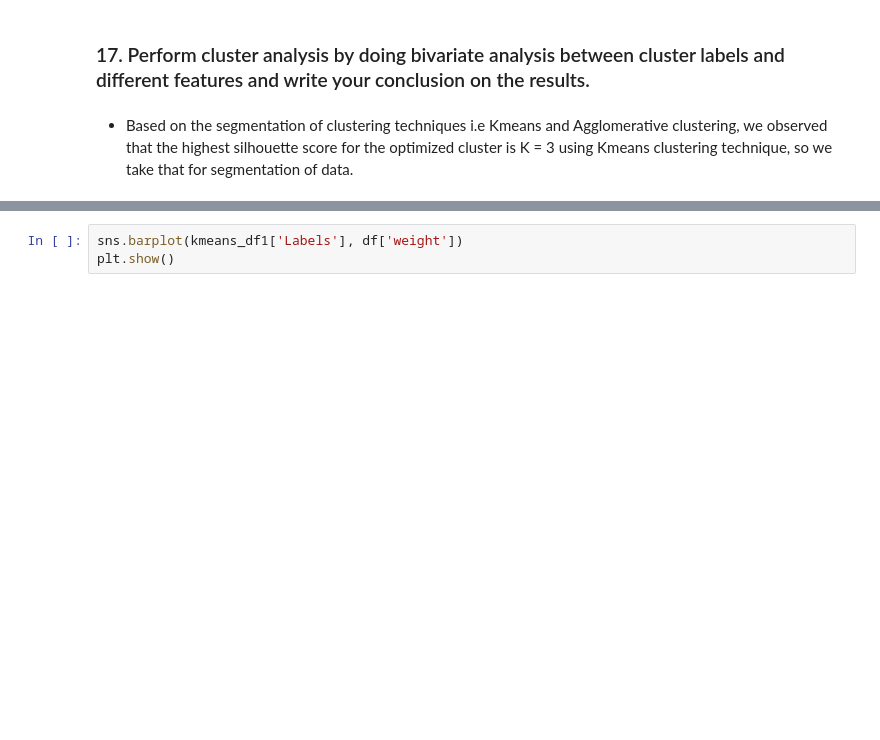
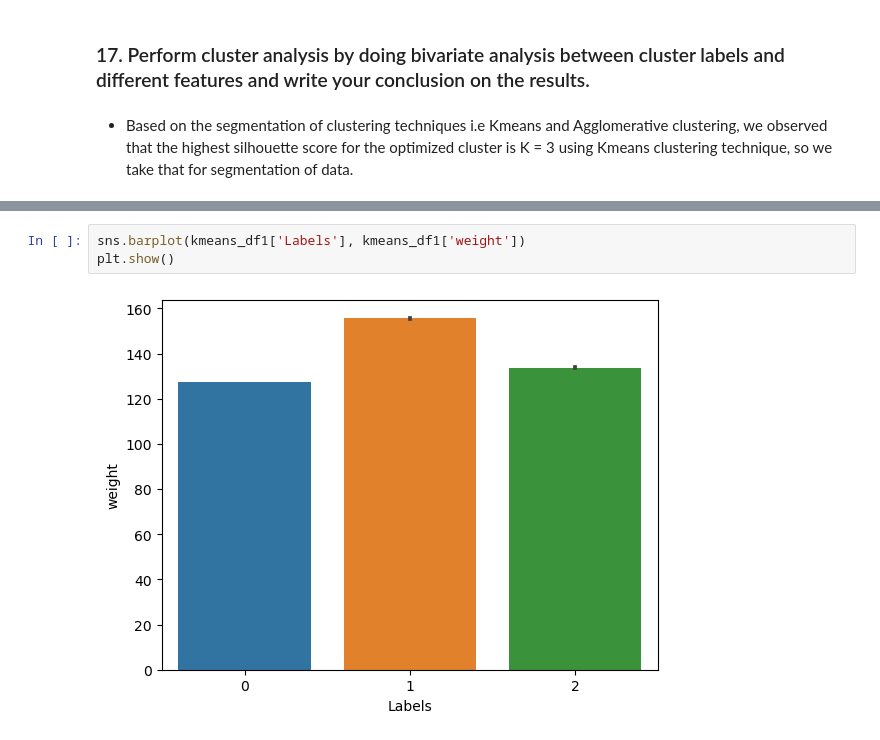
Before and after one commit to GowdthamMS/Gowdtham_M_S_Project-2_Python-for-DS, a Jupyter notebook: Problem Statement-1.ipynb, the cells around one changed output, grey strips where cells are left out. Drawn from its saved outputs; the diff is of its cells as text; blank space fills up the shorter version.

```diff
--- a/Problem Statement-1.ipynb
+++ b/Problem Statement-1.ipynb
@@ -588,4 +601,6 @@ plt.show()
 # %%
-sns.barplot(kmeans_df1['Labels'], df['weight'])
+sns.barplot(kmeans_df1['Labels'], kmeans_df1['weight'])
 plt.show()
+# %% [output]
+[figure, added]
 # %%
```
Also changed, not shown: parts of 24 cells of this notebook.
